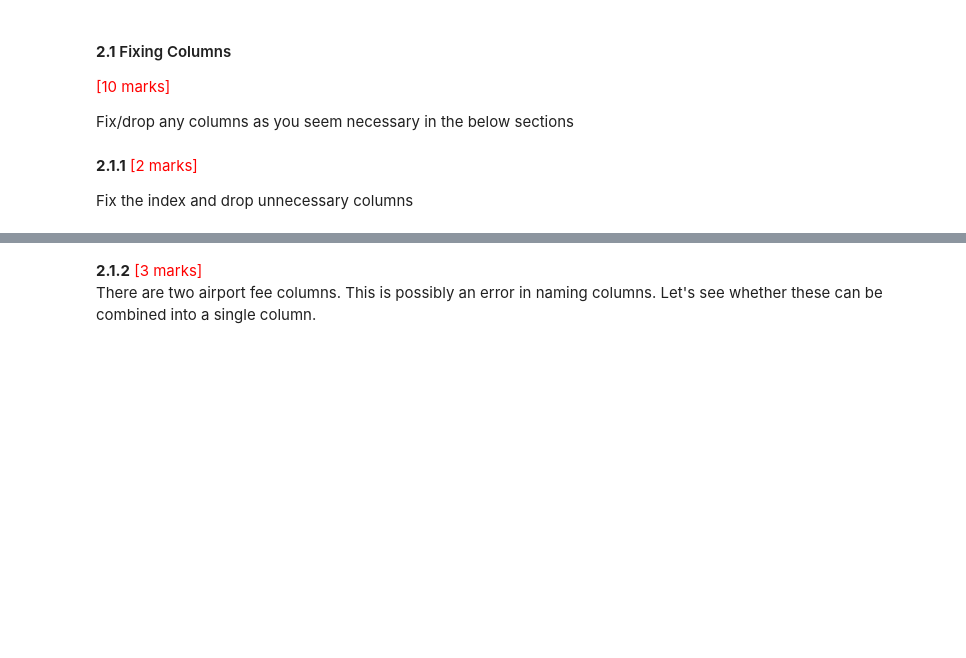
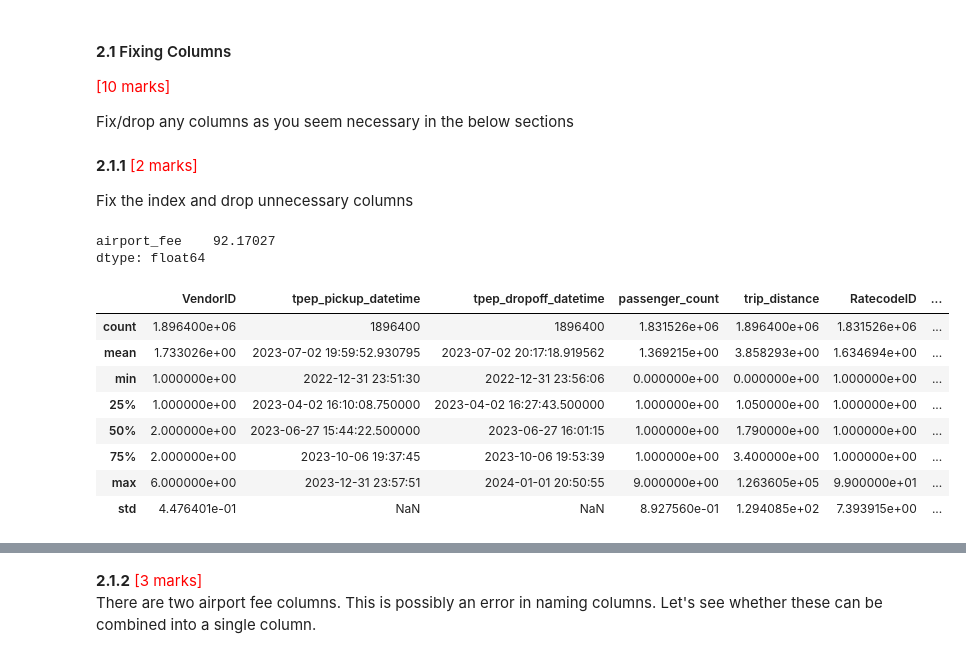
Before and after one commit to arnavxyz/EDA_Optimising_NYC_Taxis_Arnav_Dubey, a Jupyter notebook: EDA_Assg_NYC_Taxi_Starter.ipynb, the cells around one changed output, grey strips where cells are left out. Cells and saved outputs as stored; diff of their text form; code cells hidden in the pictures; blank space fills up the shorter version.

```diff
--- a/EDA_Assg_NYC_Taxi_Starter.ipynb
+++ b/EDA_Assg_NYC_Taxi_Starter.ipynb
@@ -320,0 +342,24 @@ Fix the index and drop unnecessary columns
+# %%
+# Fix the index and drop any columns that are not needed
+
+# Reset index
+final_sampled_df.reset_index(drop=True, inplace=True)
+
+# Check percentage of missing values in each column
+missing_values = final_sampled_df.isnull().mean() * 100
+print(missing_values[missing_values > 50])  # Show columns with more than 50% missing values
+# %% [output]
+airport_fee    92.17027
+dtype: float64
+# %%
+final_sampled_df.describe()
+# %% [output]
+|  | VendorID | tpep_pickup_datetime | tpep_dropoff_datetime | passenger_count | trip_distance | RatecodeID | ... |
+| count | 1.896400e+06 | 1896400 | 1896400 | 1.831526e+06 | 1.896400e+06 | 1.831526e+06 | ... |
+| mean | 1.733026e+00 | 2023-07-02 19:59:52.930795 | 2023-07-02 20:17:18.919562 | 1.369215e+00 | 3.858293e+00 | 1.634694e+00 | ... |
+| min | 1.000000e+00 | 2022-12-31 23:51:30 | 2022-12-31 23:56:06 | 0.000000e+00 | 0.000000e+00 | 1.000000e+00 | ... |
+| 25% | 1.000000e+00 | 2023-04-02 16:10:08.750000 | 2023-04-02 16:27:43.500000 | 1.000000e+00 | 1.050000e+00 | 1.000000e+00 | ... |
+| 50% | 2.000000e+00 | 2023-06-27 15:44:22.500000 | 2023-06-27 16:01:15 | 1.000000e+00 | 1.790000e+00 | 1.000000e+00 | ... |
+| 75% | 2.000000e+00 | 2023-10-06 19:37:45 | 2023-10-06 19:53:39 | 1.000000e+00 | 3.400000e+00 | 1.000000e+00 | ... |
+| max | 6.000000e+00 | 2023-12-31 23:57:51 | 2024-01-01 20:50:55 | 9.000000e+00 | 1.263605e+05 | 9.900000e+01 | ... |
+| std | 4.476401e-01 | NaN | NaN | 8.927560e-01 | 1.294085e+02 | 7.393915e+00 | ... |
```
Also changed, not shown: parts of 29 cells of this notebook.
